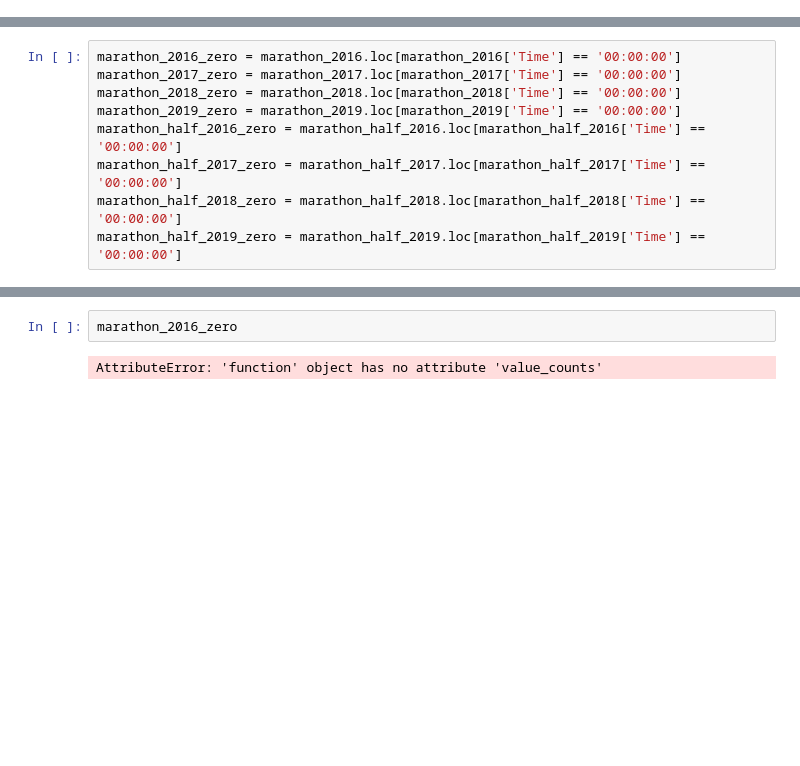
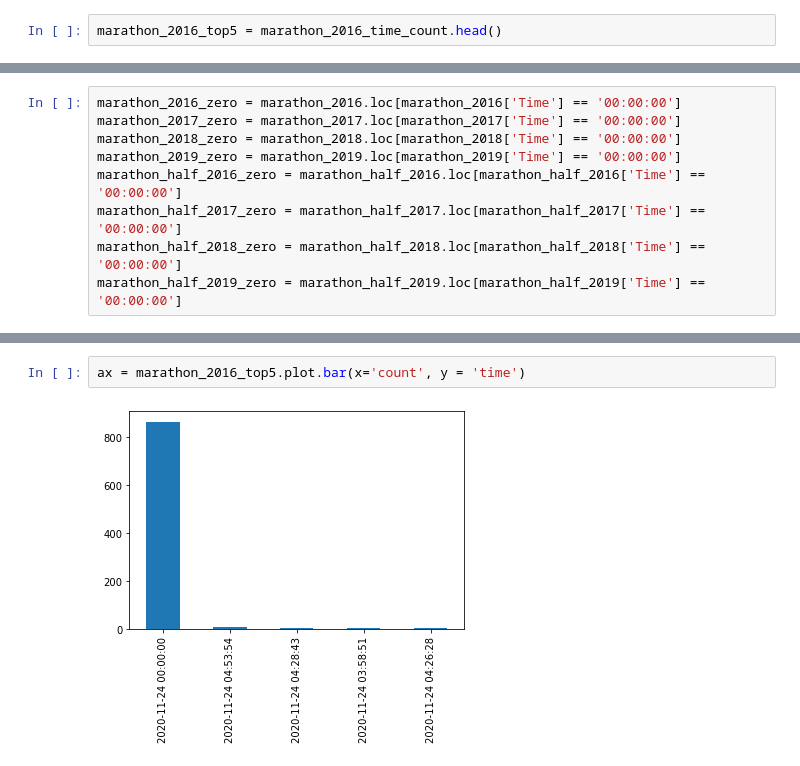
Before and after one commit to MrBardot/NSS-DDA2-web-scraping, a Jupyter notebook: marathon_eda.ipynb, the cells around one changed output, grey strips where cells are left out. Saved outputs shown, nothing was run; the diff lists cells and outputs as text; blank space fills up the shorter version.

Commit message:
Added bar plots

```diff
--- a/marathon_eda.ipynb
+++ b/marathon_eda.ipynb
@@ -276,0 +205,2 @@ Name: Time, dtype: int64
+# %%
+marathon_2016_top5 = marathon_2016_time_count.head()
@@ -361,5 +314,5 @@ marathon_half_2019_zero
 3530 rows × 4 columns
-# %%
-marathon_2016_zero
-# %% [output]
-AttributeError: 'function' object has no attribute 'value_counts'
+# %%
+ax = marathon_2016_top5.plot.bar(x='count', y = 'time')
+# %% [output]
+[figure, added]
```
Also changed, not shown: parts of 28 cells of this notebook.
